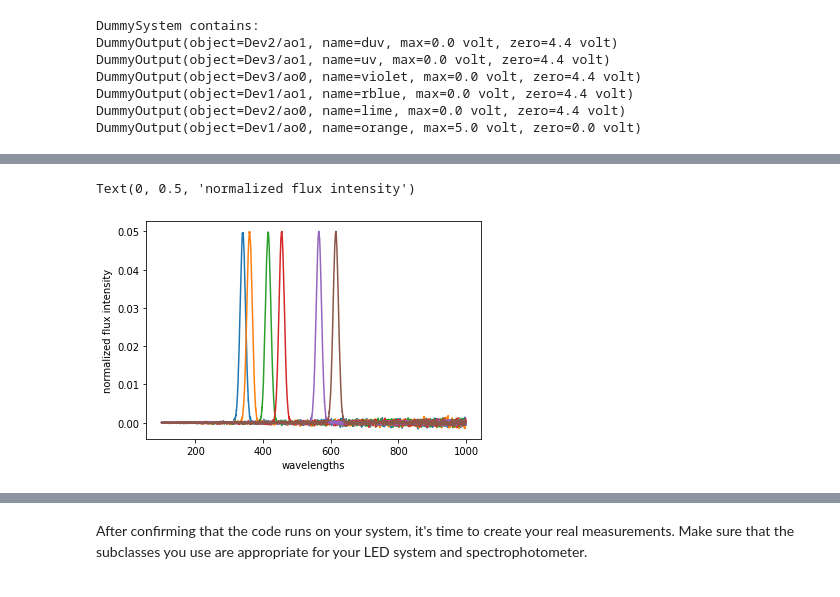
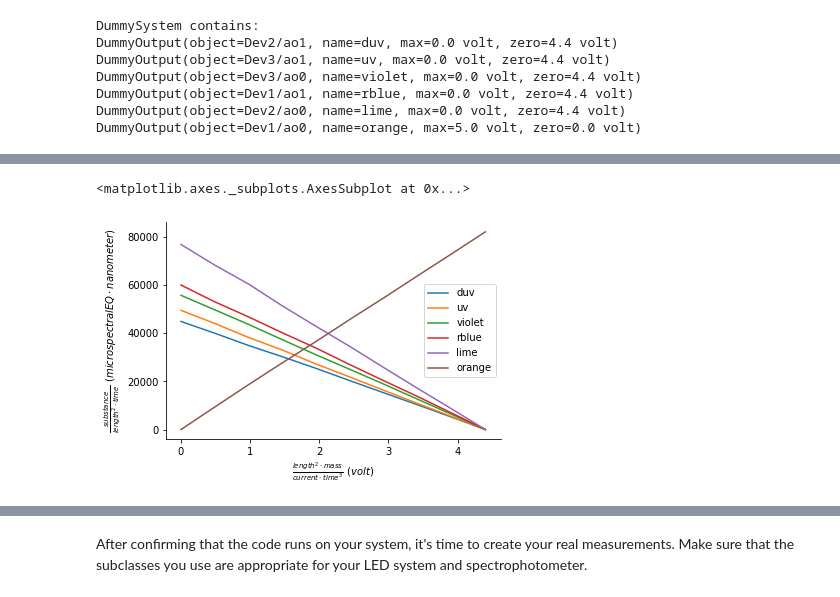
Before and after one commit to neuralsignal/dreye, a Jupyter notebook: tutorials/Running Dummy Measurements.ipynb, the cells around one changed output, grey strips where cells are left out. Cells and saved outputs as stored; diff of their text form; code cells hidden in the pictures.

```diff
--- a/tutorials/Running Dummy Measurements.ipynb
+++ b/tutorials/Running Dummy Measurements.ipynb
@@ -200,9 +196,5 @@ Text(0, 0.5, 'photon flux')
-# %%
-plt.plot(
-    system_loaded.spms.normalized_spectrum.wavelengths,
-    system_loaded.spms.normalized_spectrum)
-plt.xlabel('wavelengths')
-plt.ylabel('normalized flux intensity')
-# %% [output]
-Text(0, 0.5, 'normalized flux intensity')
-[figure, removed]
+# %%
+system_loaded.spms.intensities.plot(labels=True)
+# %% [output]
+<matplotlib.axes._subplots.AxesSubplot at 0x...>
+[figure, added]
```
Also changed, not shown: parts of 12 cells of this notebook, 22 other files.
